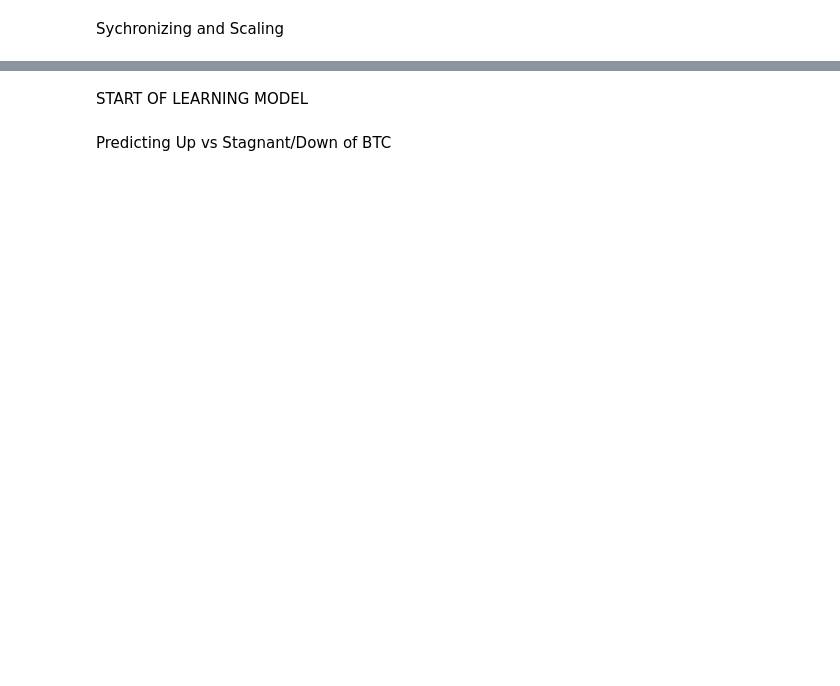
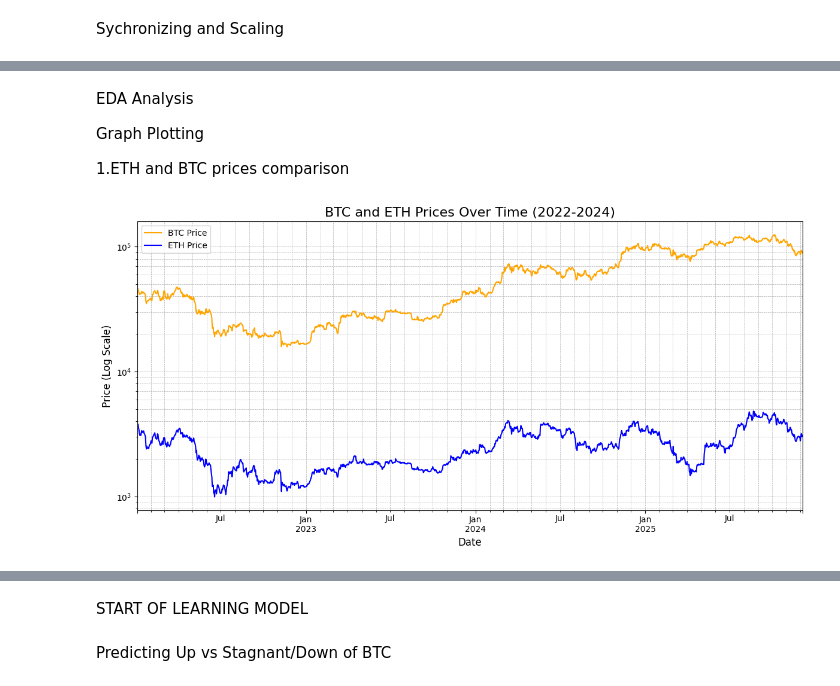
Before and after one commit to Kebinging/DSC101, a Jupyter notebook: BTCnETH Data Collection.ipynb, the cells around one changed output, grey strips where cells are left out. Saved outputs shown, nothing was run; the diff lists cells and outputs as text; code cells hidden in the pictures; blank space fills up the shorter version.

```diff
--- a/BTCnETH Data Collection.ipynb
+++ b/BTCnETH Data Collection.ipynb
@@ -152,12 +244,9 @@ df_combined_daily_eth = df_combined_daily_eth.join(df_fng_data)
 df_combined_daily_eth = df_combined_daily_eth.join(df_gtrends_eth)
 # %%
 df_combined_daily_btc['GTrends_BTC'] = (
-    df_combined_daily_btc['GTrends_BTC'].ffill()
-)
+    df_combined_daily_btc['GTrends_BTC'].ffill())
+df_combined_daily_eth['GTrends_ETH'] = (
+    df_combined_daily_eth['GTrends_ETH'].ffill())
-# %%
-df_combined_daily_eth['GTrends_ETH'] = (
-    df_combined_daily_eth['GTrends_ETH'].ffill()
-)
 # %%
 
 # Convert raw HashRate to Exahashes (EH/s) by dividing by 10^18 and volume into billions
@@ -179,15 +303,12 @@ df_combined_daily_btc.info()
 # %%
 df_combined_daily_eth['Range'] = (
-    df_combined_daily_eth['High'] - df_combined_daily_eth['Low']
-)
+    df_combined_daily_eth['High'] - df_combined_daily_eth['Low'])
 
 df_combined_daily_eth['Return'] = (
-    df_combined_daily_eth['Close'].pct_change()
-)
+    df_combined_daily_eth['Close'].pct_change())
 
 df_combined_daily_btc['Range'] = (
-    df_combined_daily_btc['High'] - df_combined_daily_btc['Low']
-)
+    df_combined_daily_btc['High'] - df_combined_daily_btc['Low'])
 
 df_combined_daily_btc['Return'] = (
     df_combined_daily_btc['Close'].pct_change()
@@ -200,11 +316,3 @@ print(df_combined_daily_eth.head().to_markdown())
-# %%
-
-df_combined_daily_eth = df_combined_daily_eth.dropna()
-df_combined_daily_btc = df_combined_daily_btc.dropna()
-print("ETH shape:", df_combined_daily_eth.shape)
-print("BTC shape:", df_combined_daily_btc.shape)
-
-df_combined_daily_eth.head()
 # %%
 df_eth = df_combined_daily_eth.copy()
 
@@ -245,0 +377,24 @@ df_eth_lag.info()
+# %% [markdown]
+EDA Analysis
+
+Graph Plotting
+
+1.ETH and BTC prices comparison
+# %%
+plt.figure(figsize=(12, 6))
+
+df_btc['Close'].plot(label='BTC Price', color='orange')
+df_eth['Close'].plot(label='ETH Price', color='blue')
+
+# Using a log scale for better comparison
+plt.yscale('log')
+plt.title('BTC and ETH Prices Over Time (2022-2024)', fontsize=16)
+plt.ylabel('Price (Log Scale)', fontsize=12)
+plt.xlabel('Date', fontsize=12)
+plt.legend()
+plt.grid(True, which="both", ls="--", linewidth=0.5)
+plt.tight_layout()
+
+plt.show()
+# %% [output]
+[figure, added]
```
Also changed, not shown: parts of 68 cells of this notebook.
